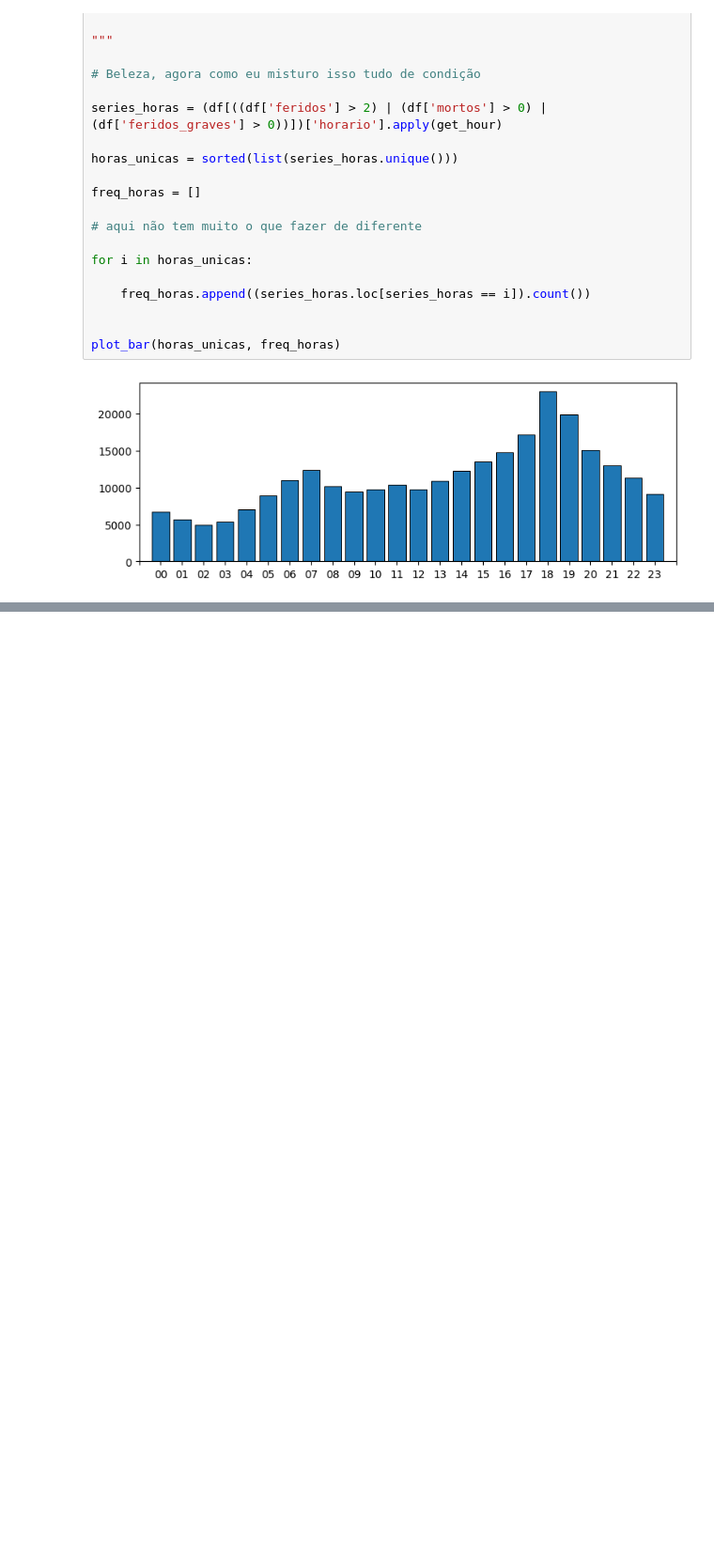
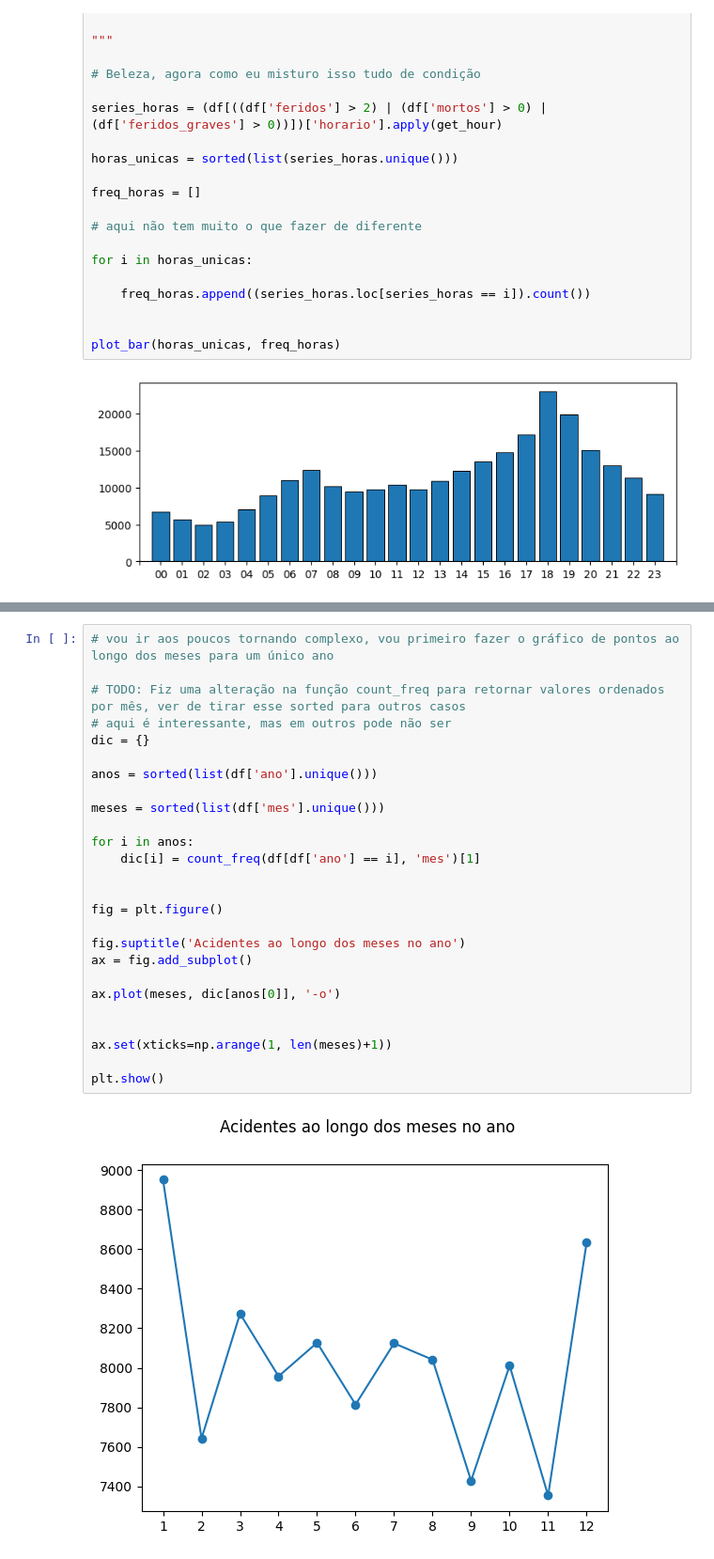
Before and after one commit to expeditow/acidentes-de-transito, a Jupyter notebook: analysis.ipynb, the cells around one changed output, grey strips where cells are left out. Shown at 94% size. Drawn from its saved outputs; the diff is of its cells as text; blank space fills up the shorter version.

```diff
--- a/analysis.ipynb
+++ b/analysis.ipynb
@@ -186,0 +238,28 @@ df.sample(2)
+# %%
+# vou ir aos poucos tornando complexo, vou primeiro fazer o gráfico de pontos ao longo dos meses para um único ano
+
+# TODO: Fiz uma alteração na função count_freq para retornar valores ordenados por mês, ver de tirar esse sorted para outros casos
+# aqui é interessante, mas em outros pode não ser
+dic = {}
+
+anos = sorted(list(df['ano'].unique()))
+
+meses = sorted(list(df['mes'].unique()))
+
+for i in anos:
+    dic[i] = count_freq(df[df['ano'] == i], 'mes')[1]
+
+
+fig = plt.figure()
+
+fig.suptitle('Acidentes ao longo dos meses no ano')
+ax = fig.add_subplot()
+
+ax.plot(meses, dic[anos[0]], '-o')
+
+
+ax.set(xticks=np.arange(1, len(meses)+1))
+
+plt.show()
+# %% [output]
+[figure, added]
```
Also changed, not shown: parts of 27 cells of this notebook.
